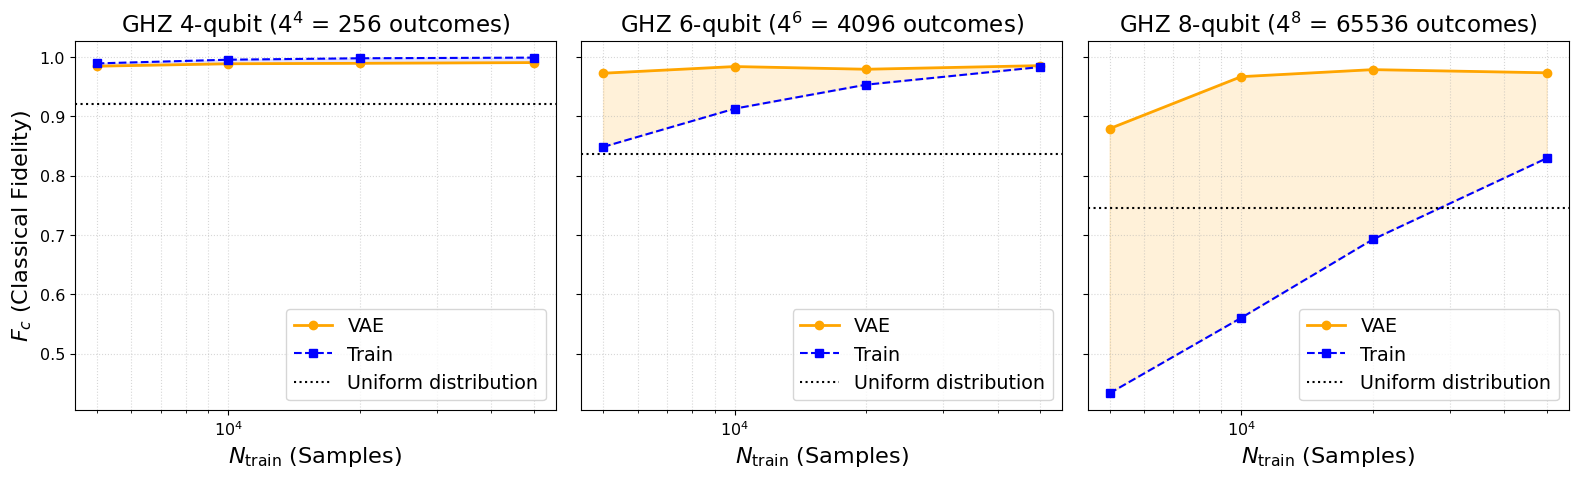
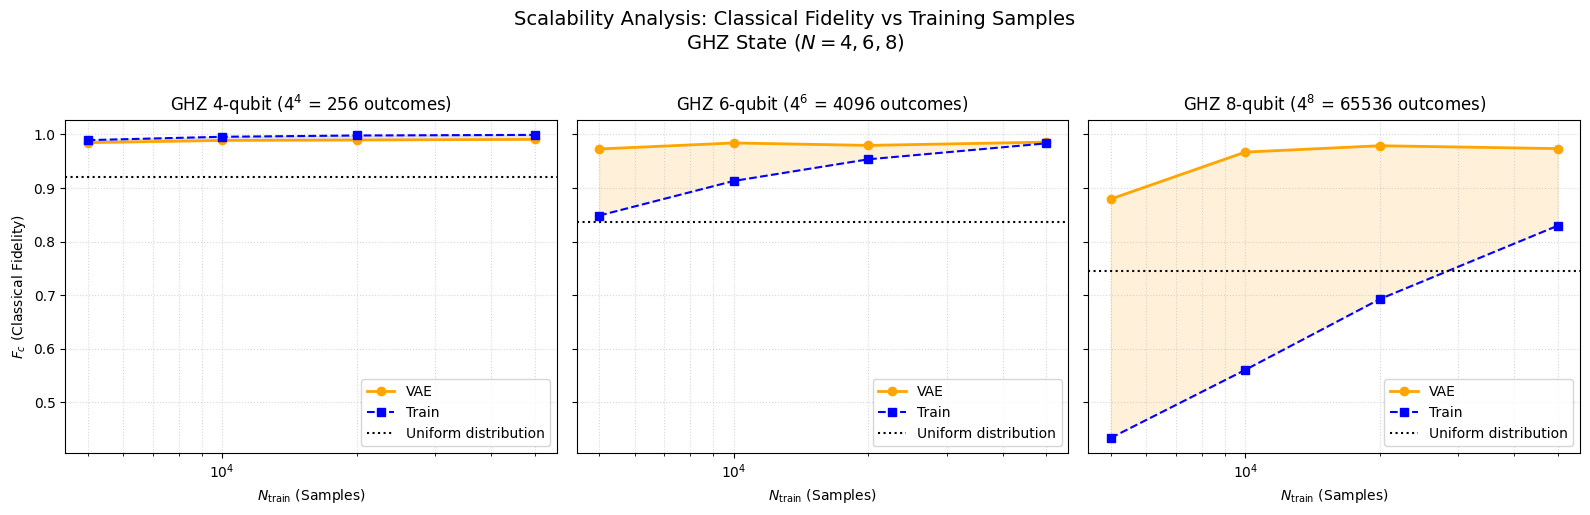
The notebook cell's code change between the first figure and the second:
--- before
+++ after
@@ -36,5 +36,5 @@
 # -- global config and title --
 axes[0].set_ylabel('$F_c$ (Classical Fidelity)')
-# plt.suptitle('Scalability Analysis: Classical Fidelity vs Training Samples\nGHZ State ($N = 4, 6, 8$)', fontsize=14, y=1.02)
+plt.suptitle('Scalability Analysis: Classical Fidelity vs Training Samples\nGHZ State ($N = 4, 6, 8$)', fontsize=14, y=1.02)
 
 fig.tight_layout()

Commit: figs drive cleaning